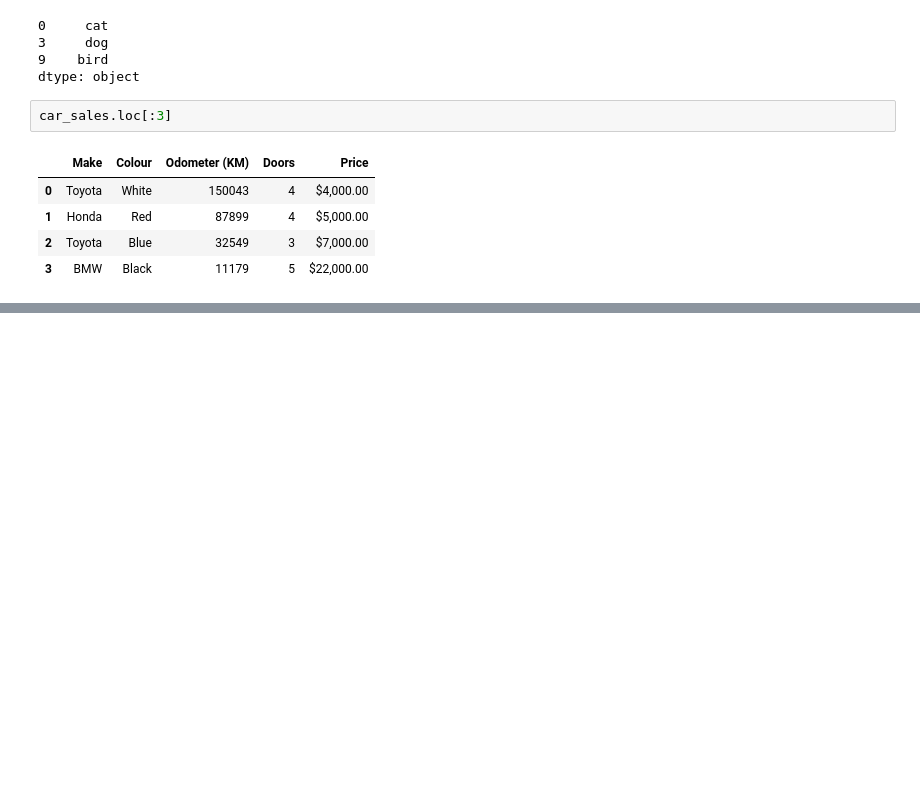
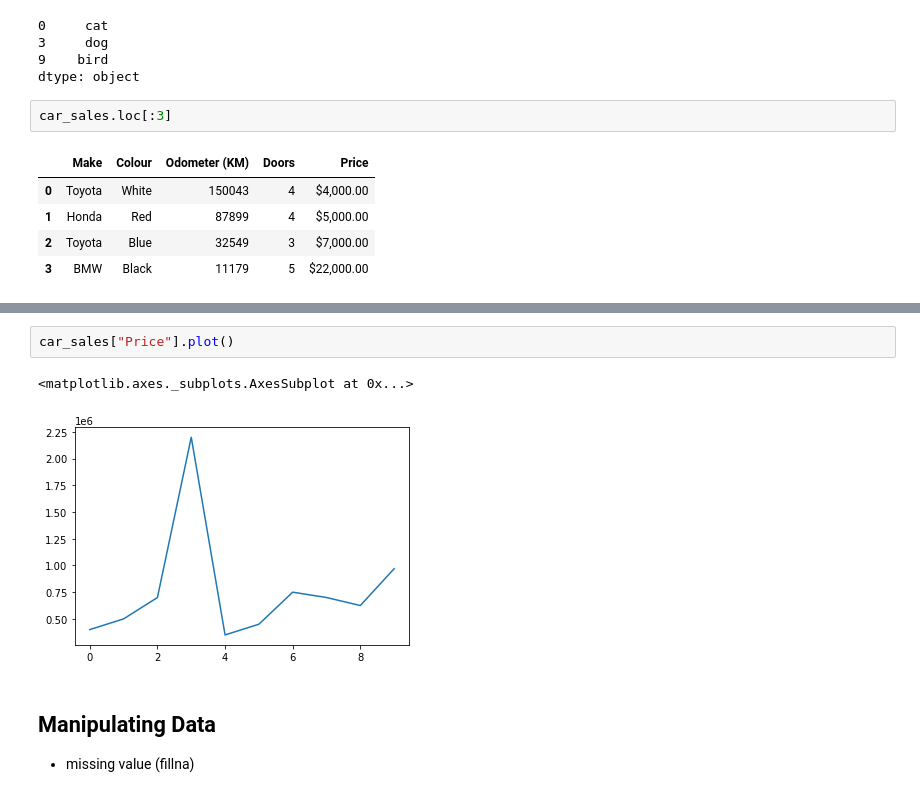
Before and after one commit to IanSeng/MachineLearning, a Jupyter notebook: ml-course/learn-pandas/introduction-to-pandas.ipynb, the cells around one changed output, grey strips where cells are left out. Drawn from its saved outputs; the diff is of its cells as text; blank space fills up the shorter version.

```diff
--- a/ml-course/learn-pandas/introduction-to-pandas.ipynb
+++ b/ml-course/learn-pandas/introduction-to-pandas.ipynb
@@ -297,0 +430,8 @@ car_sales.loc[:3]
+# %%
+car_sales["Price"].plot()
+# %% [output]
+<matplotlib.axes._subplots.AxesSubplot at 0x...>
+[figure, added]
+# %% [markdown]
+## Manipulating Data
+- missing value (fillna)
```
Also changed, not shown: parts of 43 cells of this notebook, 2 other files.
